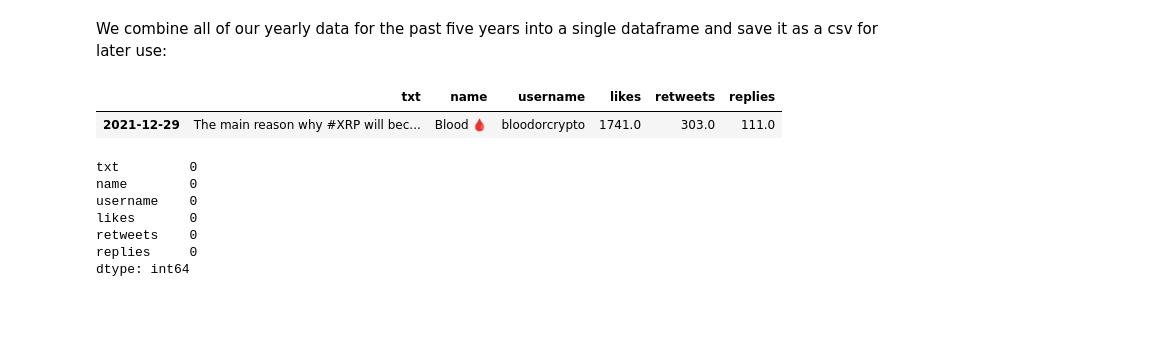
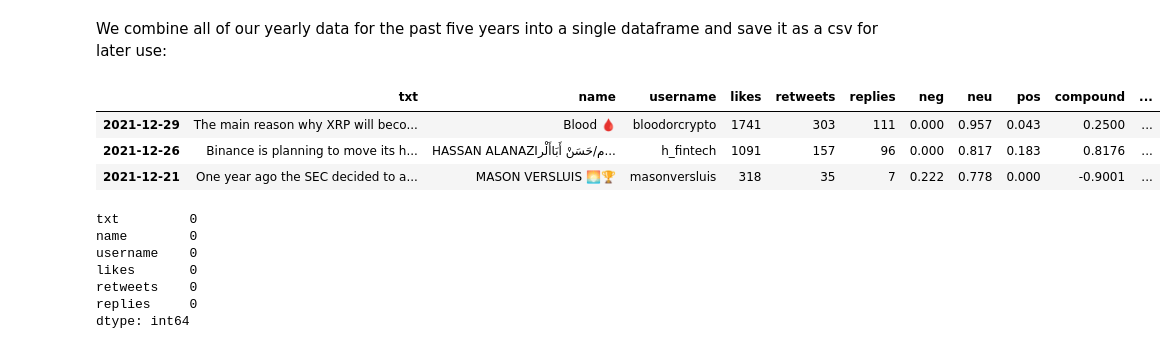
Before and after one commit to isaacjeffersonlee/icl-blockchain-group-shared, a Jupyter notebook: Notebooks/twitter_sentiment_analysis.ipynb, the cells around one changed output. Drawn from its saved outputs; the diff is of its cells as text; code cells hidden in the pictures; blank space fills up the shorter version.

```diff
--- a/Notebooks/twitter_sentiment_analysis.ipynb
+++ b/Notebooks/twitter_sentiment_analysis.ipynb
@@ -161,10 +143,12 @@ twt_df = pd.read_csv(f"{data_dir}/Tweets/{curr_pair}/{curr_pair}_tweets_2017-202
 # Convert index of strings to index of DateTime objects
 twt_df.index = pd.DatetimeIndex(pd.to_datetime(twt_df.index, utc=True)).date
 # %%
-twt_df.head(1)
+twt_df.head(3)
 # %% [output]
-|  | txt | name | username | likes | retweets | replies |
-| 2021-12-29 | The main reason why #XRP will bec... | Blood 🩸 | bloodorcrypto | 1741.0 | 303.0 | 111.0 |
+|  | txt | name | username | likes | retweets | replies | neg | neu | pos | compound | ... |
+| 2021-12-29 | The main reason why XRP will beco... | Blood 🩸 | bloodorcrypto | 1741 | 303 | 111 | 0.000 | 0.957 | 0.043 | 0.2500 | ... |
+| 2021-12-26 | Binance is planning to move its h... | HASSAN ALANAZIم/حَسَنْ أَبَاأَلْر... | h_fintech | 1091 | 157 | 96 | 0.000 | 0.817 | 0.183 | 0.8176 | ... |
+| 2021-12-21 | One year ago the SEC decided to a... | MASON VERSLUIS 🌅🏆 | masonversluis | 318 | 35 | 7 | 0.222 | 0.778 | 0.000 | -0.9001 | ... |
 # %%
 twt_df.isna().sum()
 # %% [output]
```
Also changed, not shown: parts of 2 cells of this notebook, 2 other files.
